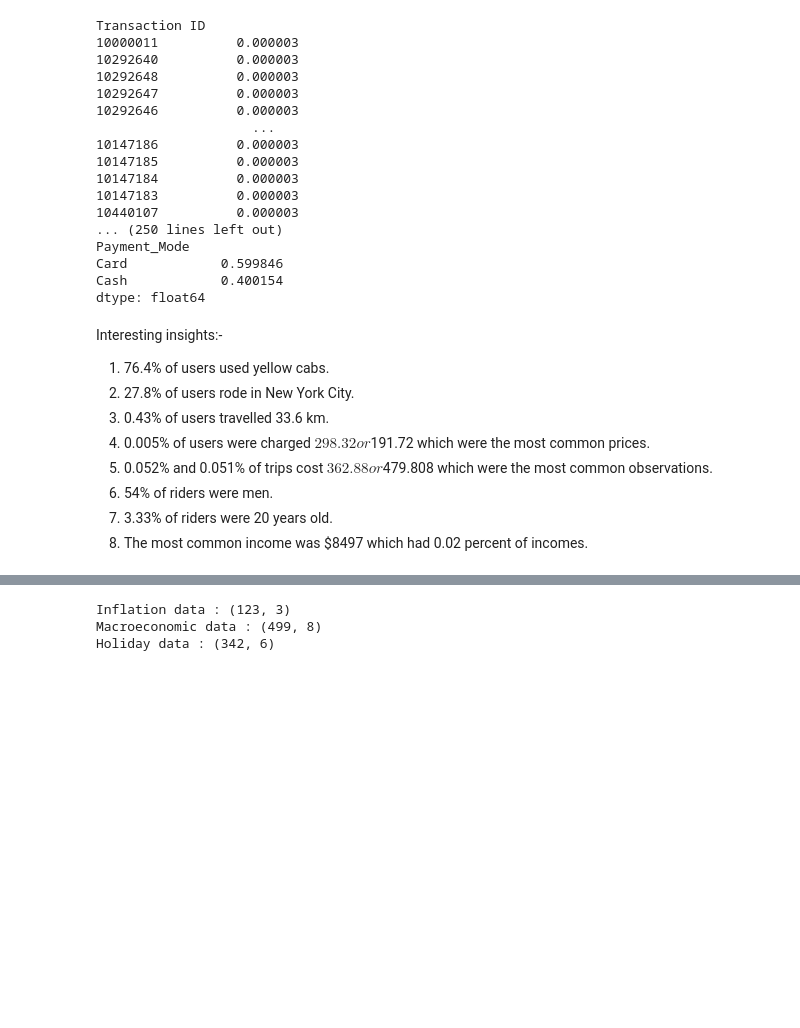
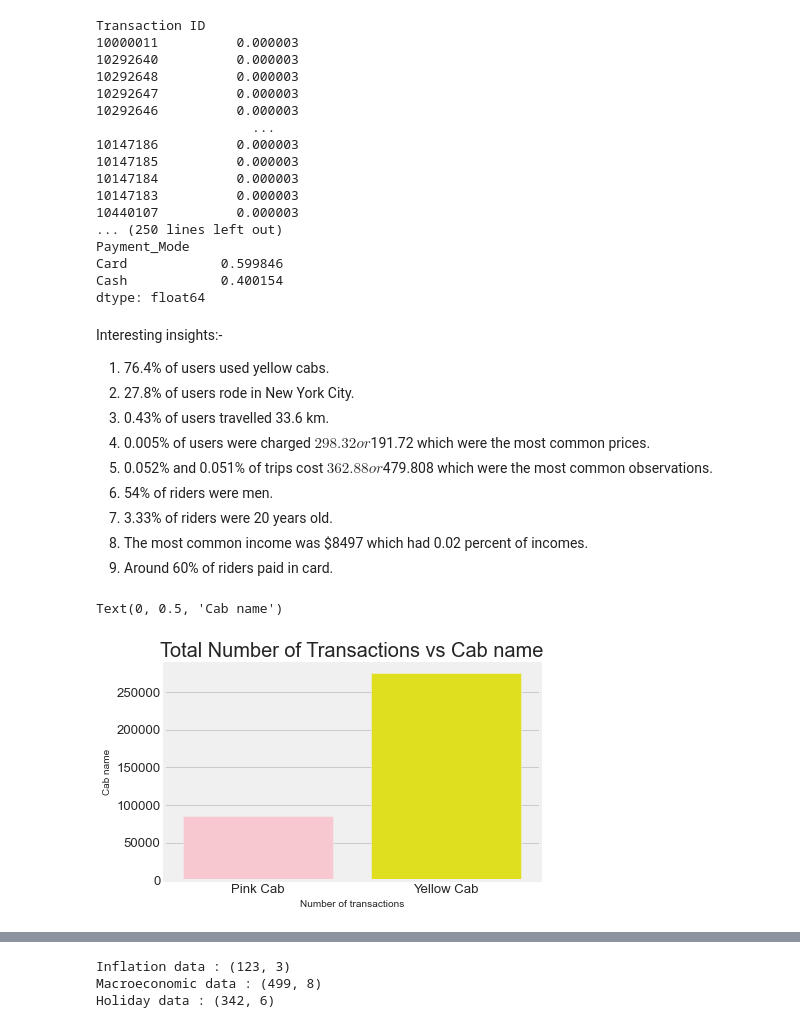
Before and after one commit to anishmitra9666/Week-2-and-3-deliverables, a Jupyter notebook: Dataglaciertaxicode04122023 (3).ipynb, the cells around one changed output, grey strips where cells are left out. Saved outputs shown, nothing was run; the diff lists cells and outputs as text; code cells hidden in the pictures; blank space fills up the shorter version.

```diff
--- a/Dataglaciertaxicode04122023 (3).ipynb
+++ b/Dataglaciertaxicode04122023 (3).ipynb
@@ -331,3 +437,14 @@ Interesting insights:-
 6) 54% of riders were men.
 7) 3.33% of riders were 20 years old.
 8) The most common income was $8497 which had 0.02 percent of incomes.
+9) Around 60% of riders paid in card.
+# %%
+#Plotting the total number of transactions per cab company
+figure1 = sns.countplot(x="Company", data=dfdg, palette=["pink","yellow"])
+plt.title("Total Number of Transactions vs Cab name", fontsize = 20)
+sns.set_style("whitegrid")
+figure1.set_xlabel("Number of transactions", fontsize = 10)
+figure1.set_ylabel("Cab name", fontsize = 10)
+# %% [output]
+Text(0, 0.5, 'Cab name')
+[figure, added]
```
Also changed, not shown: parts of 46 cells of this notebook.
